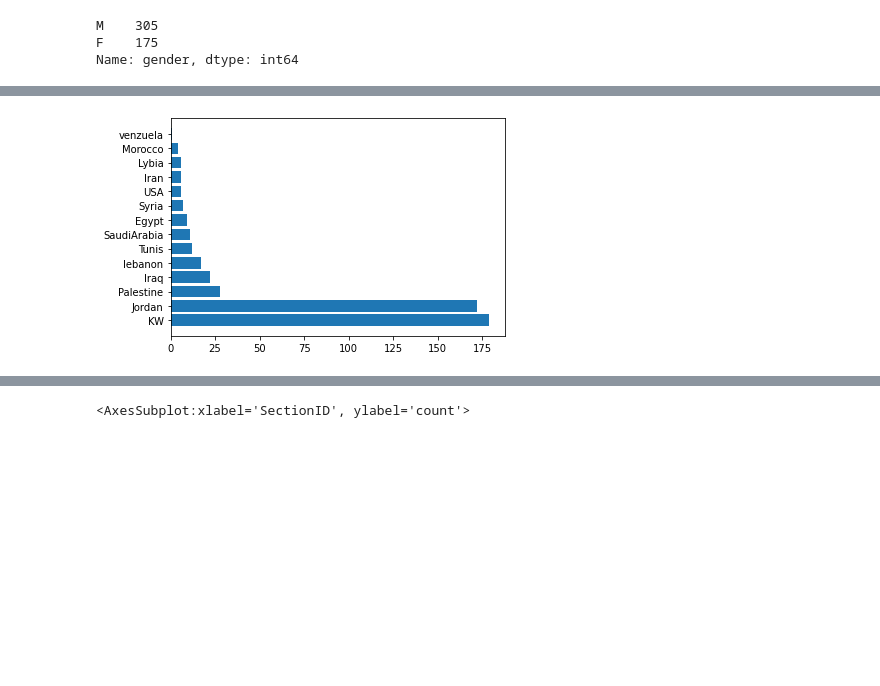
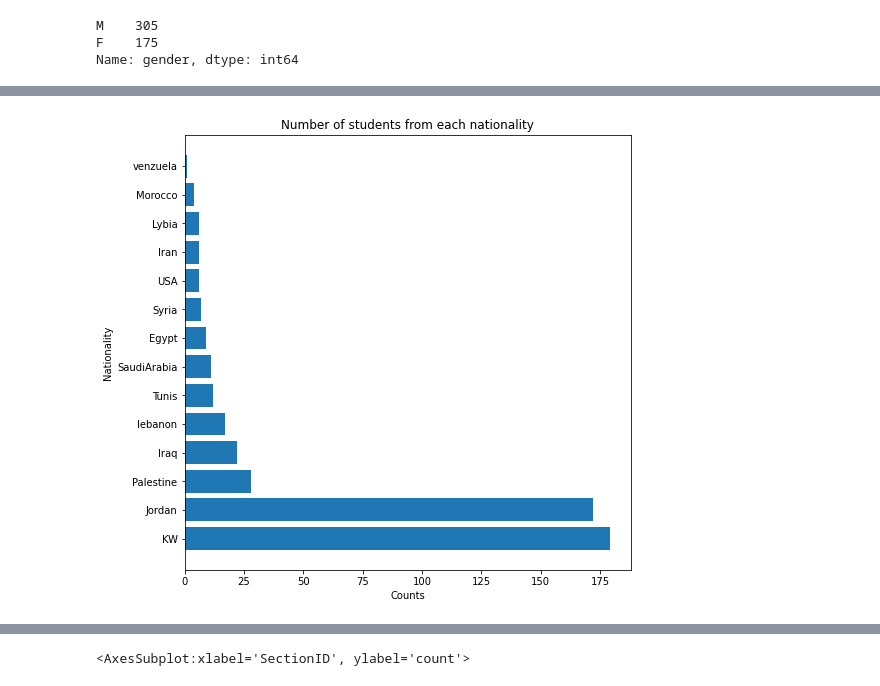
Before and after one commit to Muaeen/Data-Science-Code-Academy, a Jupyter notebook: ML/Classification/desicion tree/DT.ipynb, the cells around one changed output, grey strips where cells are left out. Cells and saved outputs as stored; diff of their text form; code cells hidden in the pictures; blank space fills up the shorter version.

```diff
--- a/ML/Classification/desicion tree/DT.ipynb
+++ b/ML/Classification/desicion tree/DT.ipynb
@@ -83,8 +97,13 @@ plt.bar(data = data['gender'].value_counts(),x=data['gender'].value_counts().ind
 # %%
+# Plotting counts of nationality in horizantal
+plt.figure(figsize=(8,8))
 plt.barh(data = data['NationalITy'].value_counts(),y = data['NationalITy'].value_counts().index,
-        width = data['NationalITy'].value_counts().values);
+        width = data['NationalITy'].value_counts().values)
+plt.title('Number of students from each nationality')
+plt.xlabel('Counts')
+plt.ylabel('Nationality');
 # %% [output]
-[figure, old version]
+[figure, new version]
 # %%
 data['NationalITy'].value_counts()
 # %% [output]
```
Also changed, not shown: parts of 18 cells of this notebook.
